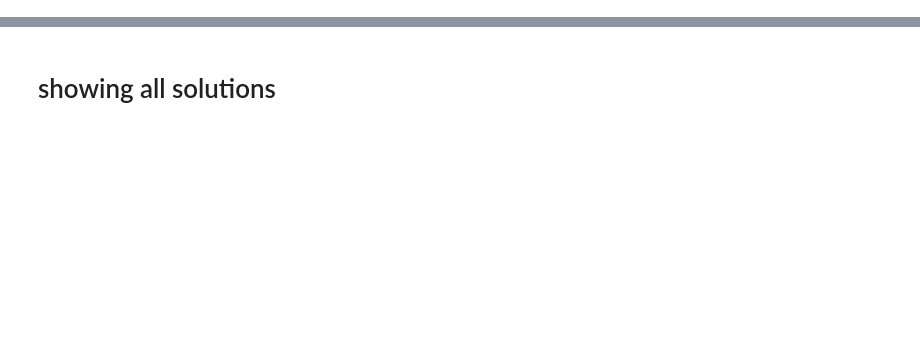
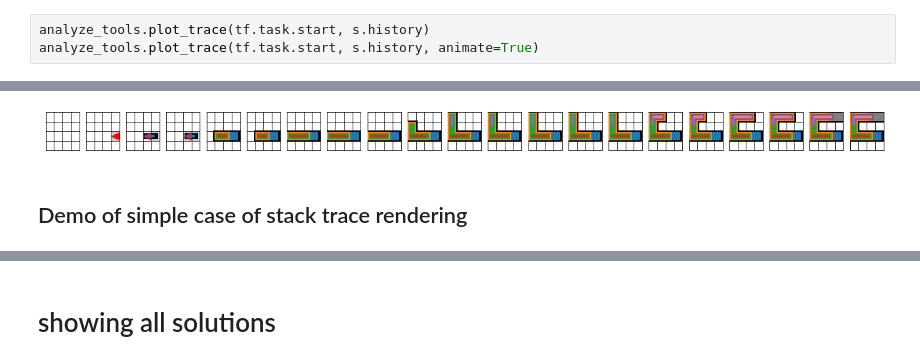
Before and after one commit to cgc/ec, a Jupyter notebook: dreamcoder/domains/grid/viz.ipynb, the cells around one changed output, grey strips where cells are left out. Drawn from its saved outputs; the diff is of its cells as text; blank space fills up the shorter version.

```diff
--- a/dreamcoder/domains/grid/viz.ipynb
+++ b/dreamcoder/domains/grid/viz.ipynb
@@ -129,0 +26,4 @@ show_trace(task.start, s)
+# %%
+analyze_tools.plot_trace(tf.task.start, s.history)
+analyze_tools.plot_trace(tf.task.start, s.history, animate=True)
+# %% [output]
@@ -129,0 +31,3 @@ show_trace(task.start, s)
+[figure, added]
+# %% [markdown]
+## Demo of simple case of stack trace rendering
```
Also changed, not shown: parts of 31 cells of this notebook, 3 other files.
